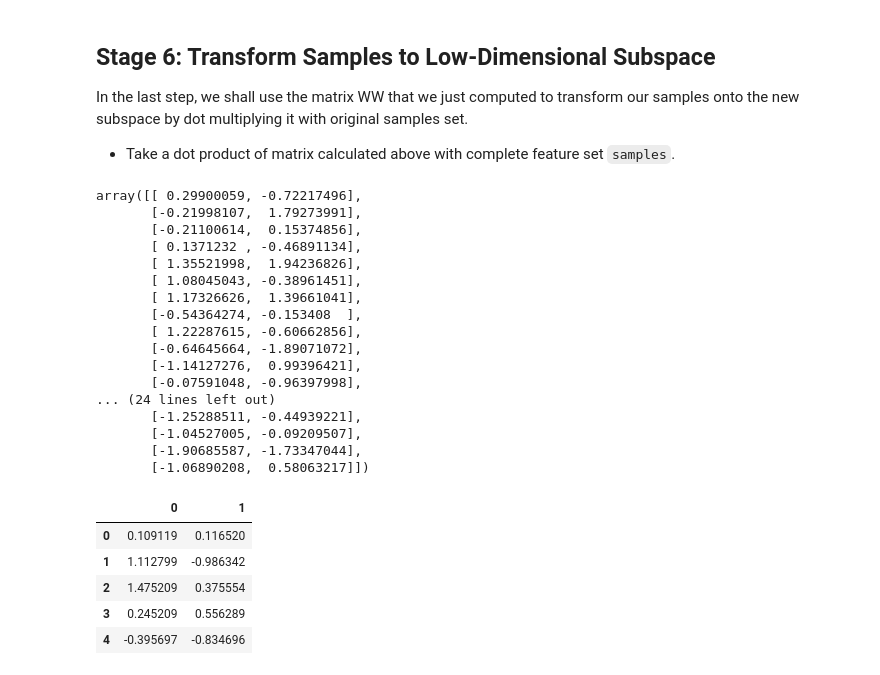
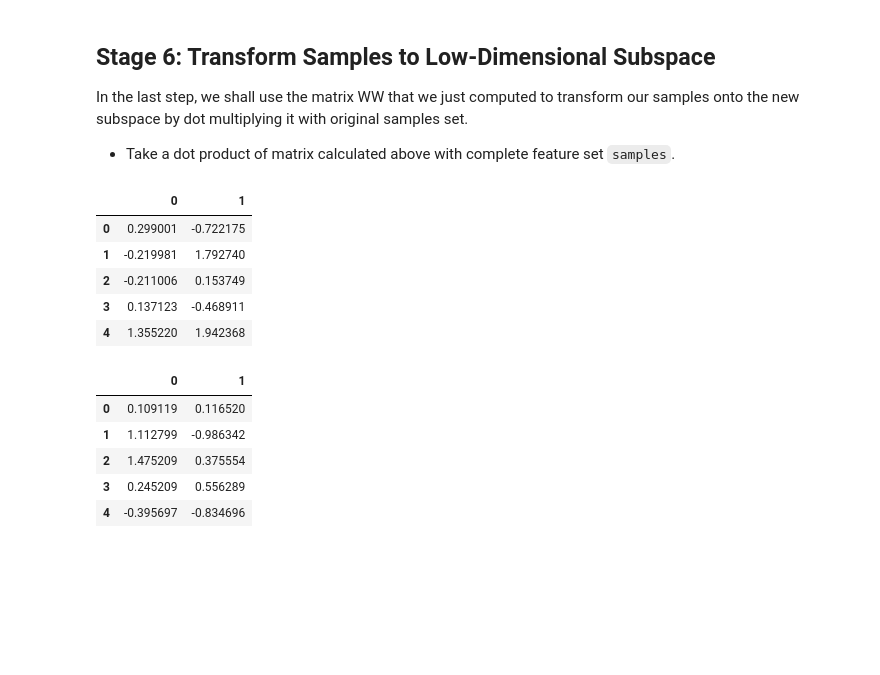
Before and after one commit to Patrickbfuller/dsc-3-34-07-pca-implementation-visualization-python-numpy-lab-seattle-ds-career-040119, a Jupyter notebook: index.ipynb, the cells around one changed output. Cells and saved outputs as stored; diff of their text form; code cells hidden in the pictures; blank space fills up the shorter version.

```diff
--- a/index.ipynb
+++ b/index.ipynb
@@ -349,24 +351,13 @@ In the last step, we shall use the matrix WW that we just computed to transform
 # %%
 low_d_subspace = samples.T.dot(dk_mat)
-low_d_subspace
+pd.DataFrame(low_d_subspace).head()
 # %% [output]
-array([[ 0.29900059, -0.72217496],
-       [-0.21998107,  1.79273991],
-       [-0.21100614,  0.15374856],
-       [ 0.1371232 , -0.46891134],
-       [ 1.35521998,  1.94236826],
-       [ 1.08045043, -0.38961451],
-       [ 1.17326626,  1.39661041],
-       [-0.54364274, -0.153408  ],
-       [ 1.22287615, -0.60662856],
-       [-0.64645664, -1.89071072],
-       [-1.14127276,  0.99396421],
-       [-0.07591048, -0.96397998],
-... (24 lines left out)
-       [-1.25288511, -0.44939221],
-       [-1.04527005, -0.09209507],
-       [-1.90685587, -1.73347044],
-       [-1.06890208,  0.58063217]])
+|  | 0 | 1 |
+| 0 | 0.299001 | -0.722175 |
+| 1 | -0.219981 | 1.792740 |
+| 2 | -0.211006 | 0.153749 |
+| 3 | 0.137123 | -0.468911 |
+| 4 | 1.355220 | 1.942368 |
 # %%
 # Your code here
 # %% [output]
```
Also changed, not shown: parts of 1 cell of this notebook.
